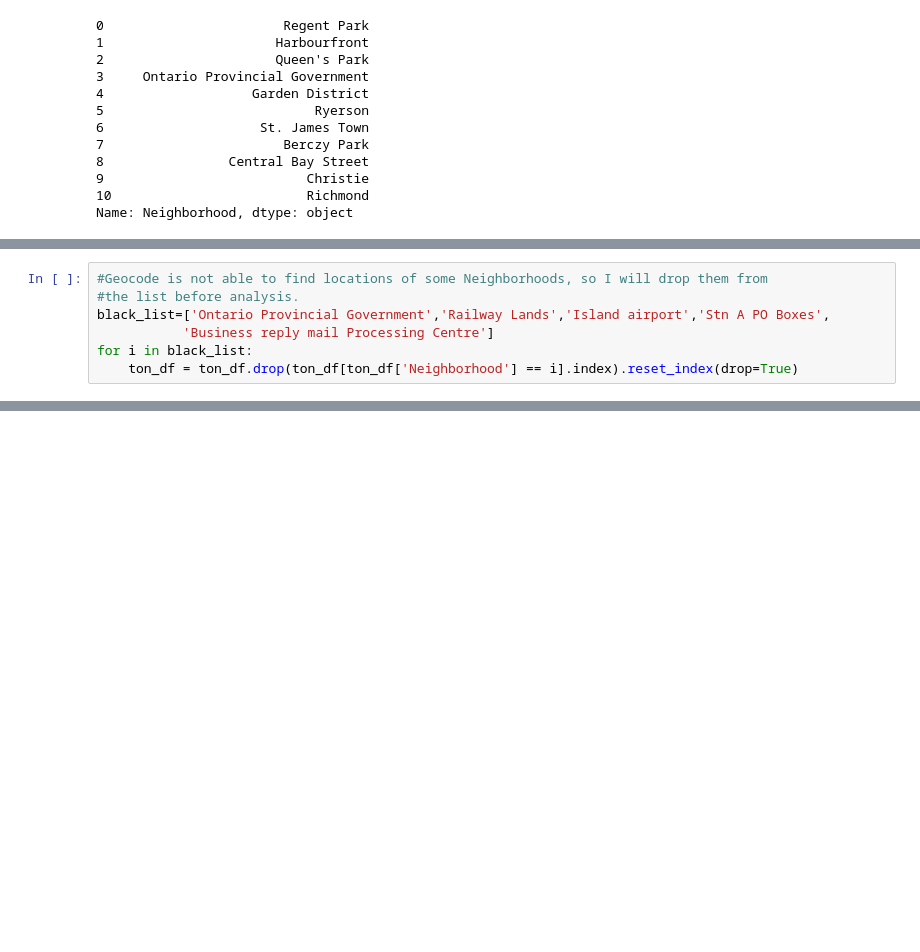
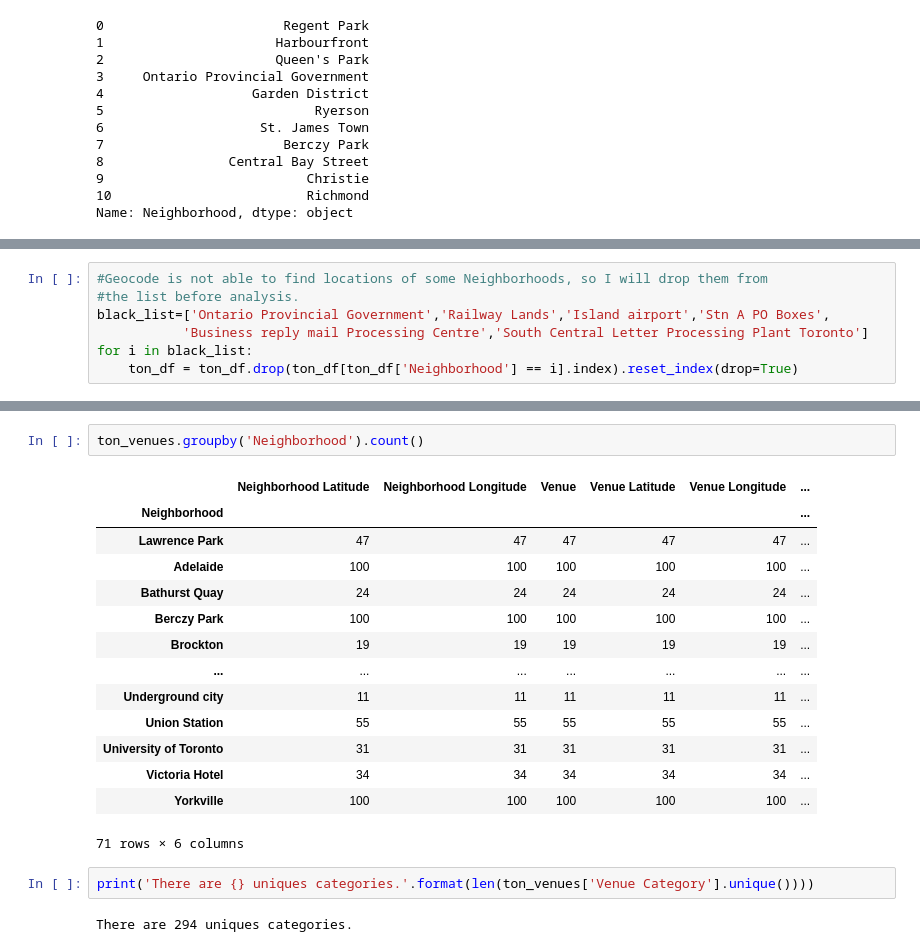
Before and after one commit to pekermilas/Coursera_Capstone, a Jupyter notebook: Week3_TorontoData/TorontoNeighborhoods.ipynb, the cells around one changed output, grey strips where cells are left out. Saved outputs shown, nothing was run; the diff lists cells and outputs as text; blank space fills up the shorter version.

```diff
--- a/Week3_TorontoData/TorontoNeighborhoods.ipynb
+++ b/Week3_TorontoData/TorontoNeighborhoods.ipynb
@@ -268,6 +259,6 @@ ton_df.shape
 #Geocode is not able to find locations of some Neighborhoods, so I will drop them from
 #the list before analysis.
 black_list=['Ontario Provincial Government','Railway Lands','Island airport','Stn A PO Boxes',
-           'Business reply mail Processing Centre']
+           'Business reply mail Processing Centre','South Central Letter Processing Plant Toronto']
 for i in black_list:
     ton_df = ton_df.drop(ton_df[ton_df['Neighborhood'] == i].index).reset_index(drop=True)
@@ -305,0 +374,21 @@ for borough in boroughs:
+# %%
+ton_venues.groupby('Neighborhood').count()
+# %% [output]
+|  | Neighborhood Latitude | Neighborhood Longitude | Venue | Venue Latitude | Venue Longitude | ... |
+| Neighborhood |  |  |  |  |  | ... |
+| Lawrence Park | 47 | 47 | 47 | 47 | 47 | ... |
+| Adelaide | 100 | 100 | 100 | 100 | 100 | ... |
+| Bathurst Quay | 24 | 24 | 24 | 24 | 24 | ... |
+| Berczy Park | 100 | 100 | 100 | 100 | 100 | ... |
+| Brockton | 19 | 19 | 19 | 19 | 19 | ... |
+| ... | ... | ... | ... | ... | ... | ... |
+| Underground city | 11 | 11 | 11 | 11 | 11 | ... |
+| Union Station | 55 | 55 | 55 | 55 | 55 | ... |
+| University of Toronto | 31 | 31 | 31 | 31 | 31 | ... |
+| Victoria Hotel | 34 | 34 | 34 | 34 | 34 | ... |
+| Yorkville | 100 | 100 | 100 | 100 | 100 | ... |
+71 rows × 6 columns
+# %%
+print('There are {} uniques categories.'.format(len(ton_venues['Venue Category'].unique())))
+# %% [output]
+There are 294 uniques categories.
```
Also changed, not shown: parts of 22 cells of this notebook.
